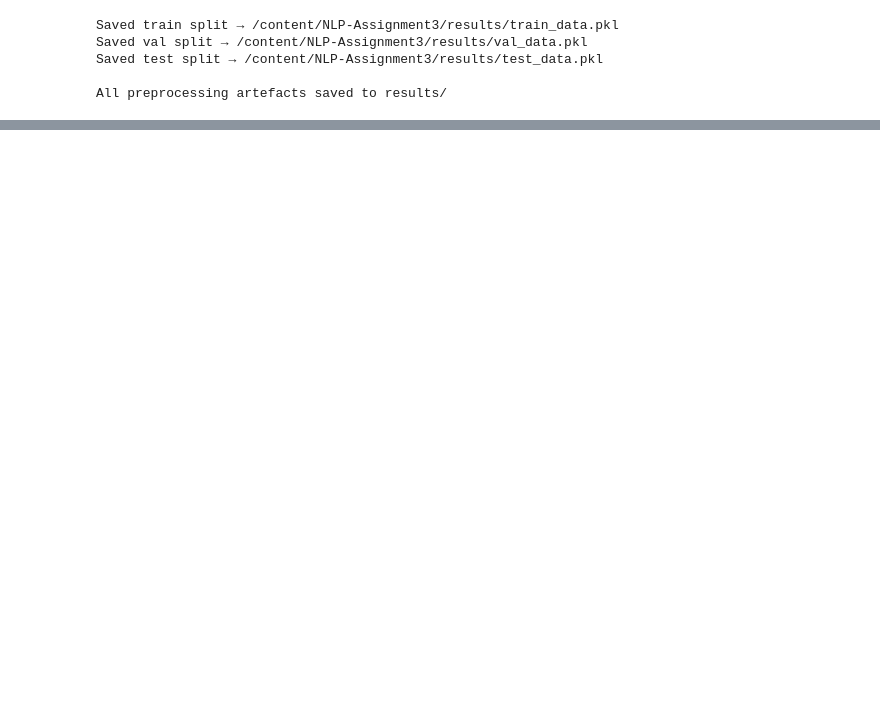
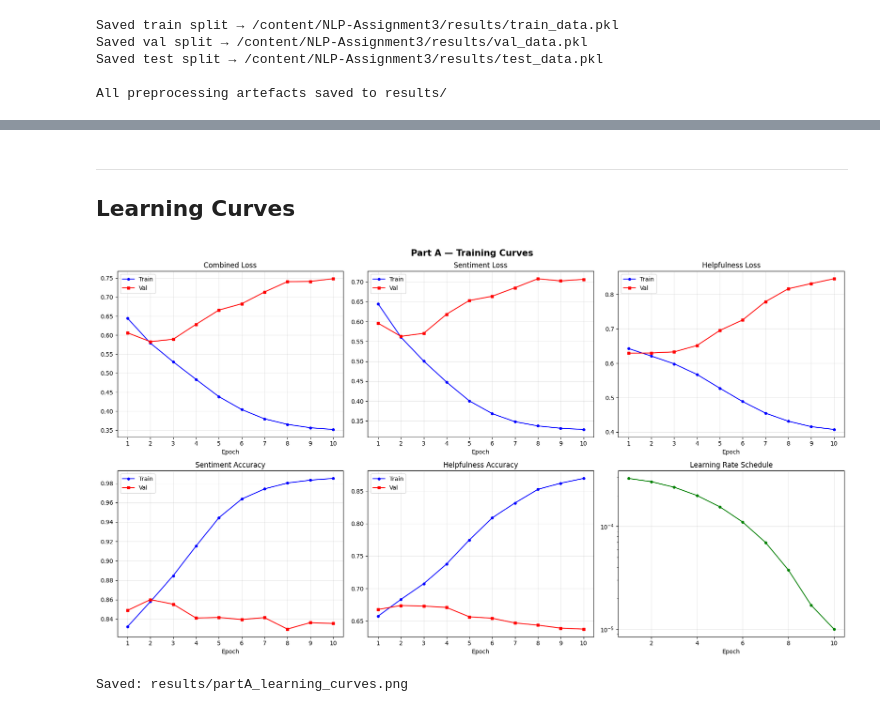
Before and after one commit to Fatima-Siddiqa/NLP-Assignment3, a Jupyter notebook: i232543-NLP-Assignment3.ipynb, the cells around one changed output, grey strips where cells are left out. Cells and saved outputs as stored; diff of their text form; code cells hidden in the pictures; blank space fills up the shorter version.

Commit message:
Part A: Encoder model complete, results and best encoder model saved

```diff
--- a/i232543-NLP-Assignment3.ipynb
+++ b/i232543-NLP-Assignment3.ipynb
@@ -810,0 +1507,36 @@ git_commit("Data loading, preprocessing pipeline, vocab construction complete")
+# %% [markdown]
+---
+## Learning Curves
+# %%
+epochs_range = range(1, EPOCHS + 1)
+fig, axes = plt.subplots(2, 3, figsize=(18, 10))
+fig.suptitle('Part A — Training Curves', fontsize=15, fontweight='bold')
+
+plot_configs = [
+    (axes[0,0], 'Combined Loss',       'train_loss',      'val_loss'),
+    (axes[0,1], 'Sentiment Loss',      'train_sent_loss', 'val_sent_loss'),
+    (axes[0,2], 'Helpfulness Loss',    'train_help_loss', 'val_help_loss'),
+    (axes[1,0], 'Sentiment Accuracy',  'train_sent_acc',  'val_sent_acc'),
+    (axes[1,1], 'Helpfulness Accuracy','train_help_acc',  'val_help_acc'),
+]
+
+for ax, title, train_key, val_key in plot_configs:
+    ax.plot(epochs_range, history[train_key], 'b-o', markersize=4, label='Train')
+    ax.plot(epochs_range, history[val_key],   'r-s', markersize=4, label='Val')
+    ax.set_title(title); ax.set_xlabel('Epoch')
+    ax.legend(); ax.grid(True, alpha=0.3)
+    ax.xaxis.set_major_locator(ticker.MaxNLocator(integer=True))
+
+# LR schedule
+axes[1,2].plot(epochs_range, history['lr'], 'g-o', markersize=4)
+axes[1,2].set_title('Learning Rate Schedule')
+axes[1,2].set_xlabel('Epoch'); axes[1,2].set_yscale('log')
+axes[1,2].grid(True, alpha=0.3)
+
+plt.tight_layout()
+plt.savefig(f'{REPO_PATH}/results/partA_learning_curves.png', dpi=150, bbox_inches='tight')
+plt.show()
+print('Saved: results/partA_learning_curves.png')
+# %% [output]
+[figure, added]
+Saved: results/partA_learning_curves.png
```
Also changed, not shown: parts of 38 cells of this notebook.
